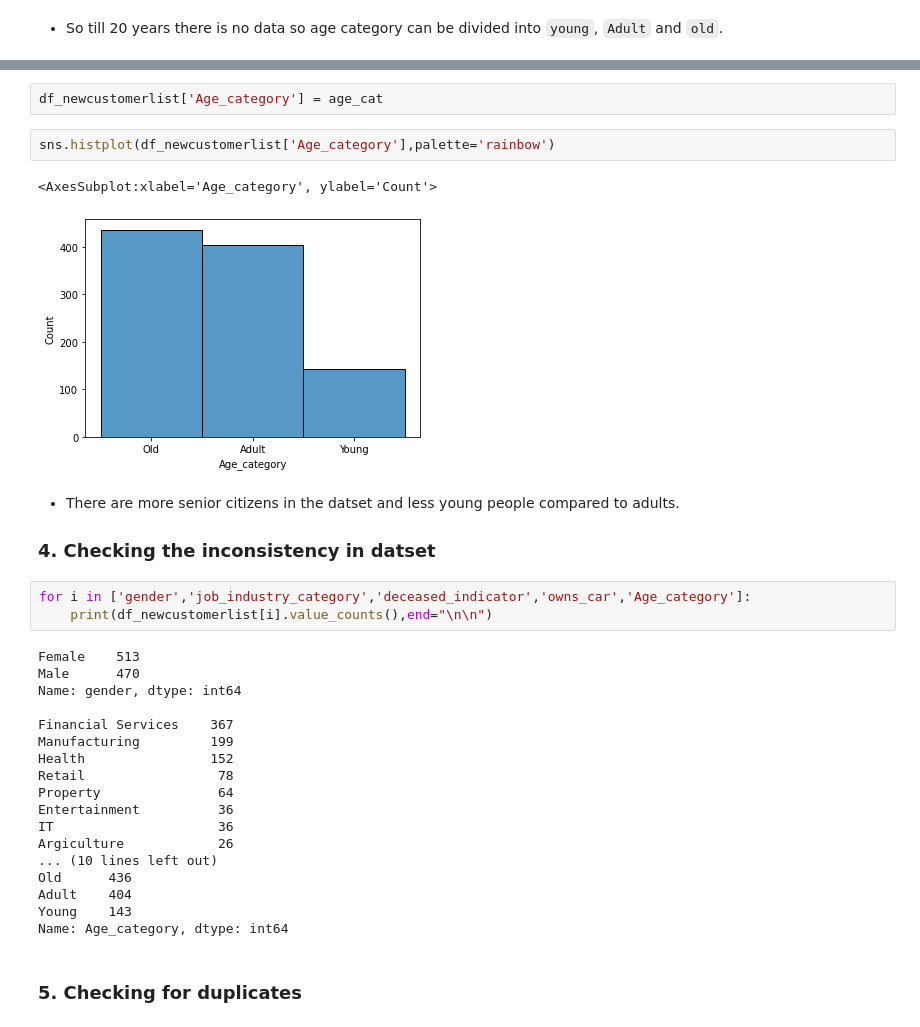
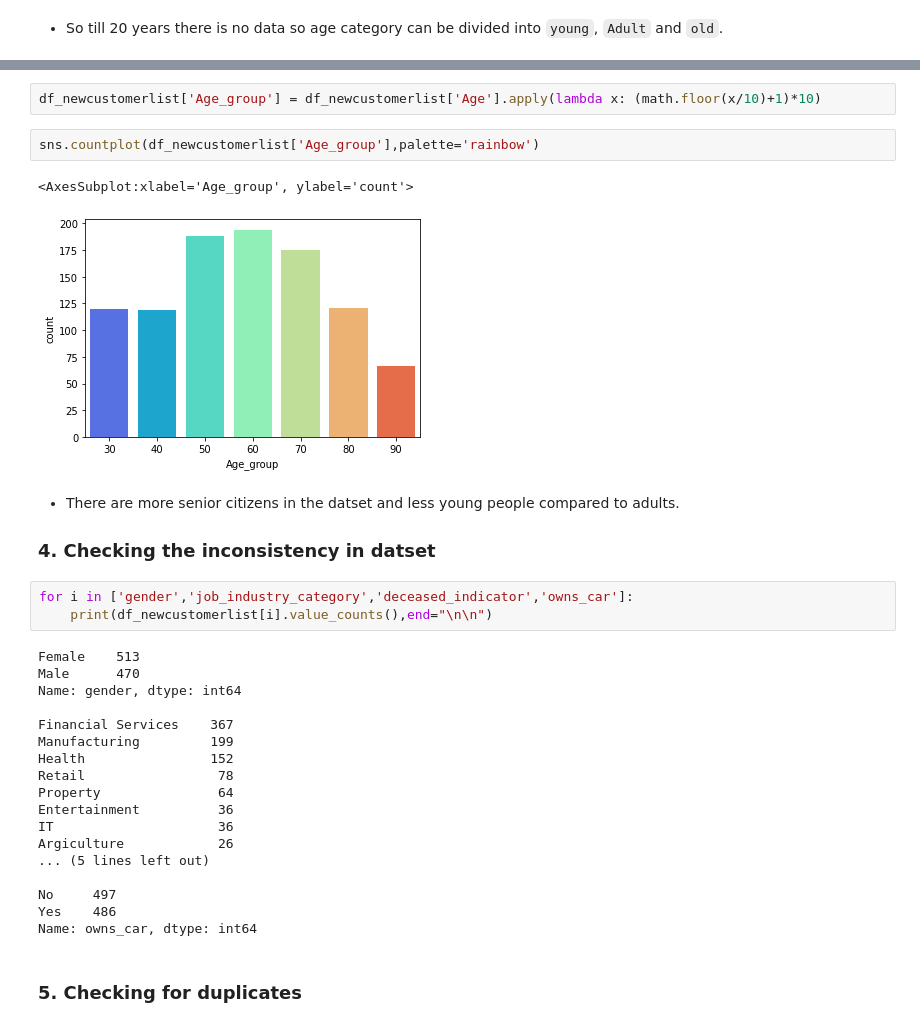
Before and after one commit to Jagadeeshkumaryanda/Customer_Segmentation_Analysis, a Jupyter notebook: DAQ_and_Data_Cleaning_NewCustomerList.ipynb, the cells around one changed output, grey strips where cells are left out. Cells and saved outputs as stored; diff of their text form.

Commit message:
added age group column.

```diff
--- a/DAQ_and_Data_Cleaning_NewCustomerList.ipynb
+++ b/DAQ_and_Data_Cleaning_NewCustomerList.ipynb
@@ -191,16 +180,16 @@ for i in df_newcustomerlist['Age']:
-# %%
-df_newcustomerlist['Age_category'] = age_cat
+# %%
+df_newcustomerlist['Age_group'] = df_newcustomerlist['Age'].apply(lambda x: (math.floor(x/10)+1)*10)
 # %%
-sns.histplot(df_newcustomerlist['Age_category'],palette='rainbow')
+sns.countplot(df_newcustomerlist['Age_group'],palette='rainbow')
 # %% [output]
-<AxesSubplot:xlabel='Age_category', ylabel='Count'>
+<AxesSubplot:xlabel='Age_group', ylabel='count'>
-[figure, old version]
+[figure, new version]
 # %% [markdown]
 * There are more senior citizens in the datset and less young people compared to adults.
 
 ### 4. Checking the inconsistency in datset
 # %%
-for i in ['gender','job_industry_category','deceased_indicator','owns_car','Age_category']:
+for i in ['gender','job_industry_category','deceased_indicator','owns_car']:
     print(df_newcustomerlist[i].value_counts(),end="\n\n")
 # %% [output]
 Female    513
@@ -215,11 +204,11 @@ Property               64
 Entertainment          36
 IT                     36
 Argiculture            26
-... (10 lines left out)
-Old      436
-Adult    404
-Young    143
-Name: Age_category, dtype: int64
+... (5 lines left out)
+
+No     497
+Yes    486
+Name: owns_car, dtype: int64
 # %% [markdown]
 ### 5. Checking for duplicates
 # %%
```
Also changed, not shown: parts of 5 cells of this notebook, 5 other files.
